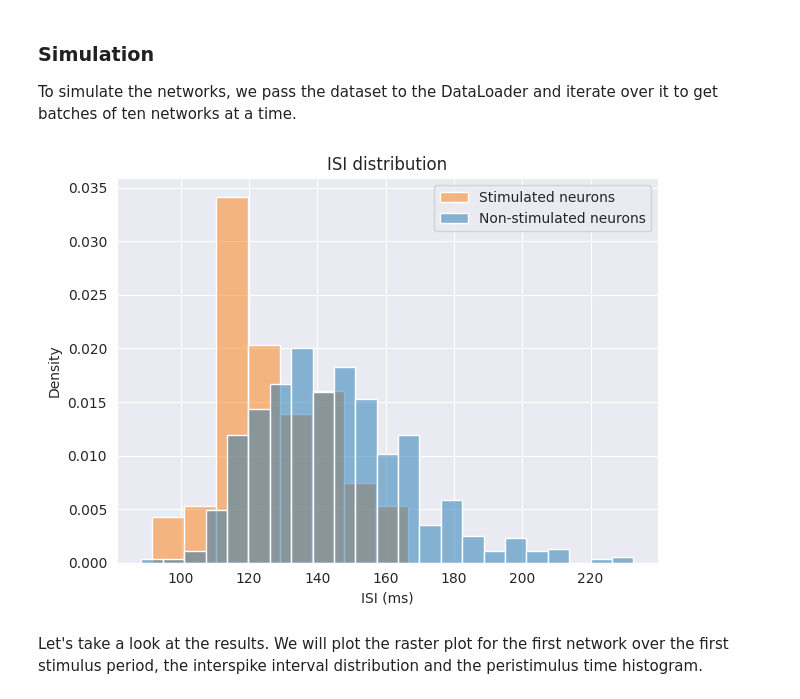
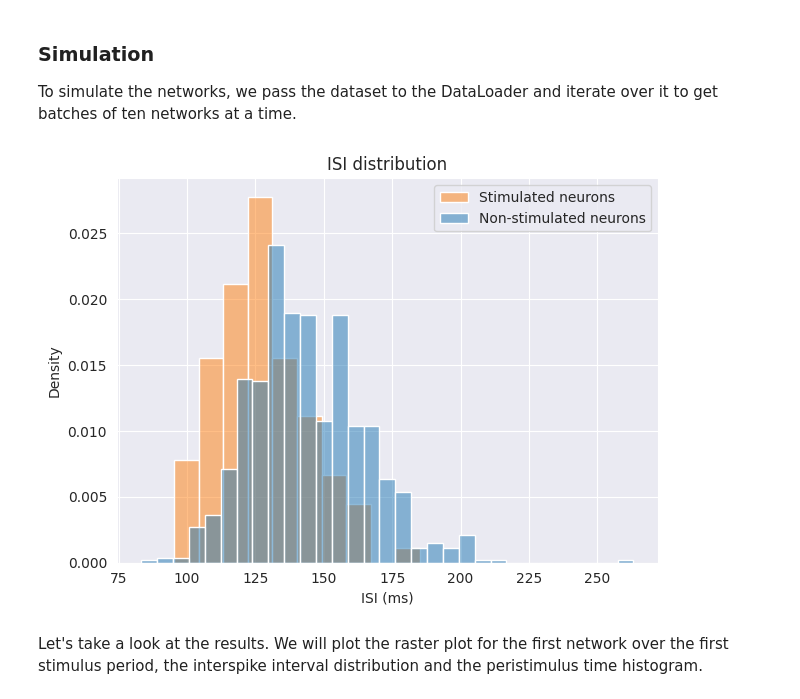
Before and after one commit to bioAI-Oslo/Spikeometric, a Jupyter notebook: examples/simulate_with_stimulus.ipynb, the cells around one changed output. Saved outputs shown, nothing was run; the diff lists cells and outputs as text; code cells hidden in the pictures.

Commit message:
Added the recurrence strength parameter r in BernoulliGLM to documentation and examples

```diff
--- a/examples/simulate_with_stimulus.ipynb
+++ b/examples/simulate_with_stimulus.ipynb
@@ -72,6 +72,7 @@ model = BernoulliGLM(
     rel_ref_strength=-30,     # Initial strength of the self-inhibition during the relative refractory period
     coupling_window=5,        # Length of coupling window (ms)
     theta=5,                  # Threshold for firing
+    r=1,                      # Recurrent coupling strength
     dt=1,                     # Length of time step (ms)
 )
 # %% [markdown]
@@ -79,8 +80,8 @@ model = BernoulliGLM(
 We will use the `RegularStimulus` class to give a short stimulus at 100 ms intervals,
 lasting for $\tau=10$ ms each time. The strength of the stimulus will be $5$, which given the threshold parameter $\theta=5$ of the model, will result in a ~$50$% chance of firing for a neuron at rest. Keep in mind that we need to make sure the length of the stimulus mask we pass here is the same as the number of neurons in each batch.
 # %%
-stim_mask = torch.arange(1000) % 100 < 10
-stimulus = RegularStimulus(strength=1, period=100, tau=10, stop=10000, stimulus_masks=stim_mask)
+stim_masks = [torch.arange(100) < 10 for _ in range(10)]
+stimulus = RegularStimulus(strength=1, period=100, tau=10, stop=10000, stimulus_masks=stim_masks, batch_size=10)
 model.add_stimulus(stimulus)
 # %% [markdown]
 ### Simulation
@@ -94,22 +95,23 @@ for i, batch in enumerate(data_loader):
 # %%
 # Compare the firing rates of the stimulated neurons to the firing rates of the non-stimulated neurons
 sns.set_style("darkgrid")
 
+all_stim_masks = torch.concat(stim_masks)
 isi = 1 / (results.mean(dim=1))
-isi_stimulated = isi[stim_mask]
-isi_non_stimulated = isi[~stim_mask]
+isi_stimulated = isi[all_stim_masks]
+isi_non_stimulated = isi[~all_stim_masks]
 
 sns.histplot(isi_stimulated, label="Stimulated neurons", stat="density", color="C1", alpha=0.5)
 sns.histplot(isi_non_stimulated, label="Non-stimulated neurons", stat="density", color="C0", alpha=0.5)
 plt.legend()
 plt.title("ISI distribution")
 plt.xlabel("ISI (ms)")
 plt.ylabel("Density")
 
 plt.tight_layout()
 plt.savefig("../docs/_static/isi_distribution.png")
 # %% [output]
-[figure, old version]
+[figure, new version]
 # %% [markdown]
 Let's take a look at the results. We will plot the raster plot for the first network over the first stimulus period, the interspike interval distribution and the peristimulus time histogram.
 # %%
```
Also changed, not shown: parts of 1 cell of this notebook, 4 other files.
